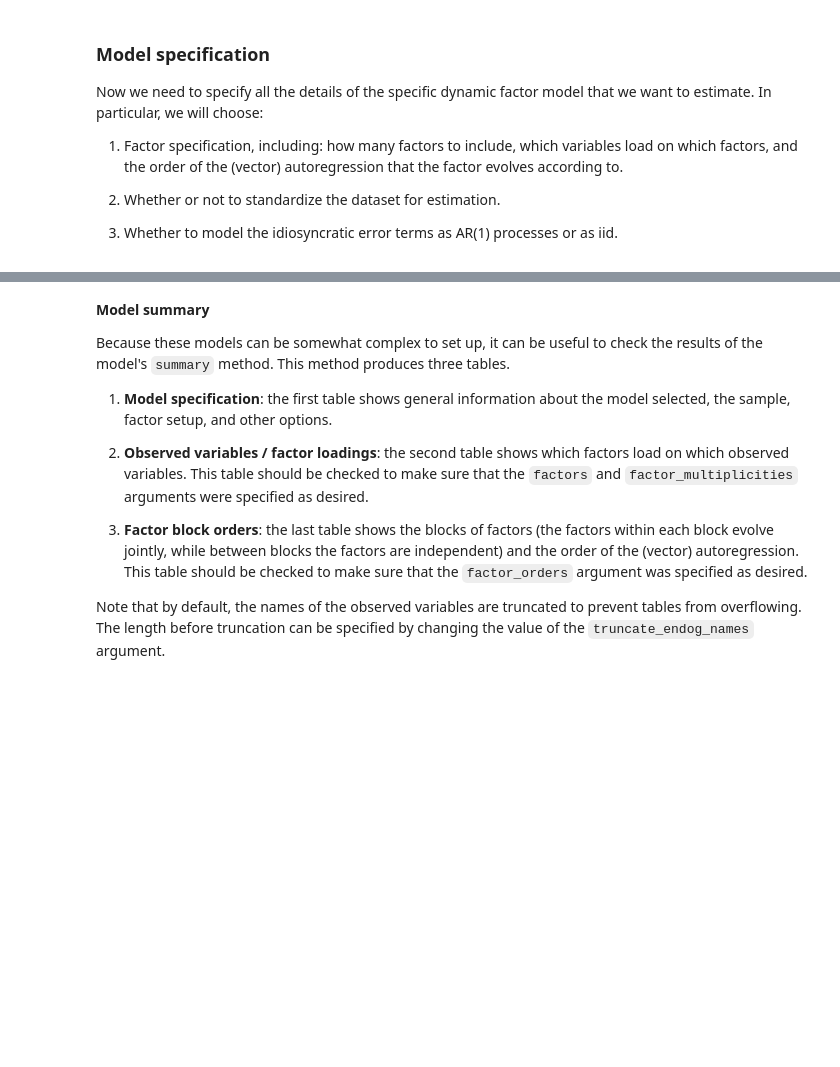
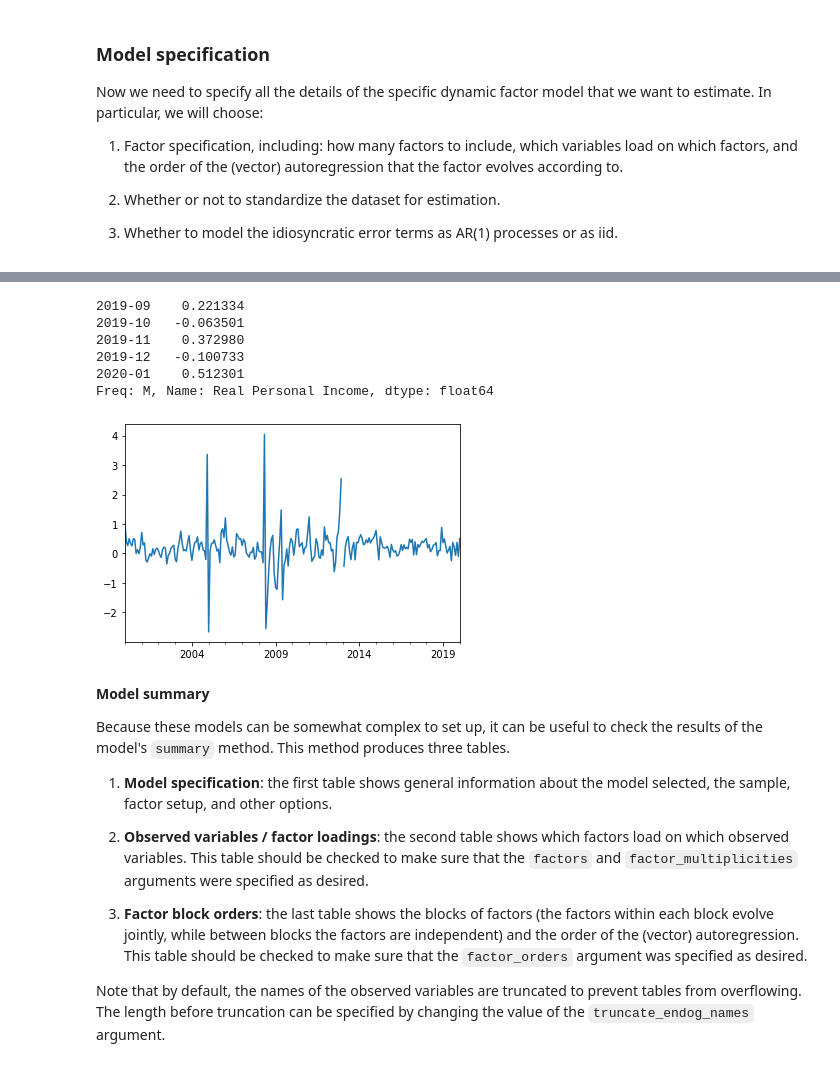
Before and after one commit to msh855/tsa-notebooks, a Jupyter notebook: statespace_large_dynamic_factor_models_copy.ipynb, the cells around one changed output, grey strips where cells are left out. Cells and saved outputs as stored; diff of their text form; code cells hidden in the pictures; blank space fills up the shorter version.

```diff
--- a/statespace_large_dynamic_factor_models_copy.ipynb
+++ b/statespace_large_dynamic_factor_models_copy.ipynb
@@ -276,6 +310,17 @@ model = sm.tsa.DynamicFactorMQ(
     endog_m, endog_quarterly=endog_q,
     factors=factors, factor_orders=factor_orders,
     factor_multiplicities=factor_multiplicities)
+# %%
+endog_m['Real Personal Income'].plot()
+endog_m.tail()['Real Personal Income']
+# %% [output]
+2019-09    0.221334
+2019-10   -0.063501
+2019-11    0.372980
+2019-12   -0.100733
+2020-01    0.512301
+Freq: M, Name: Real Personal Income, dtype: float64
+[figure, added]
 # %% [markdown]
 **Model summary**
 
```
Also changed, not shown: parts of 17 cells of this notebook, 1 other file.
